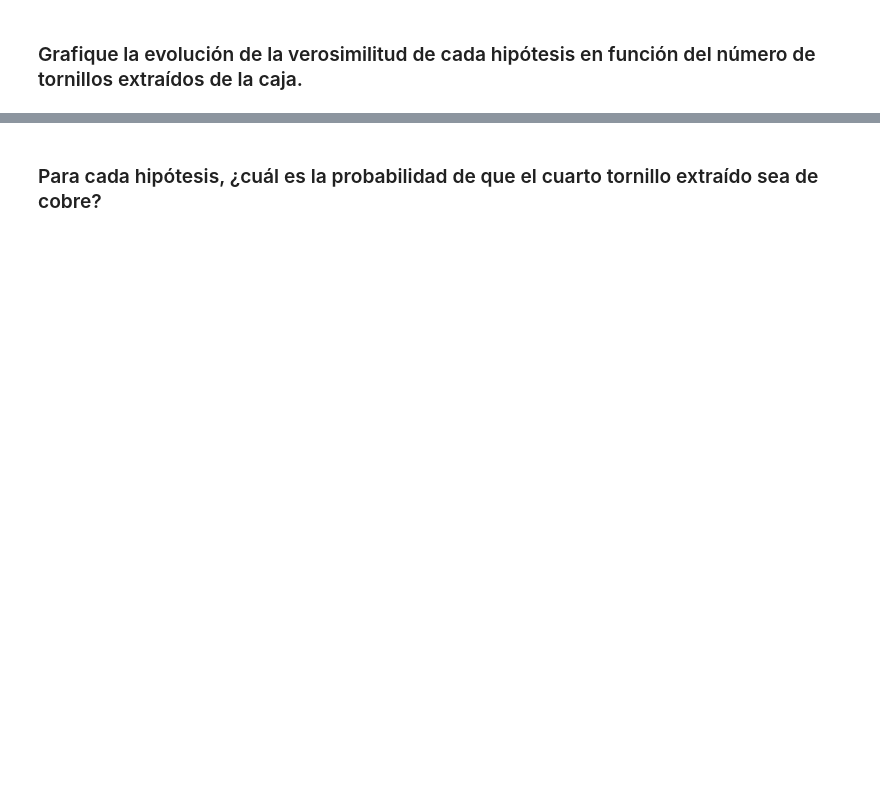
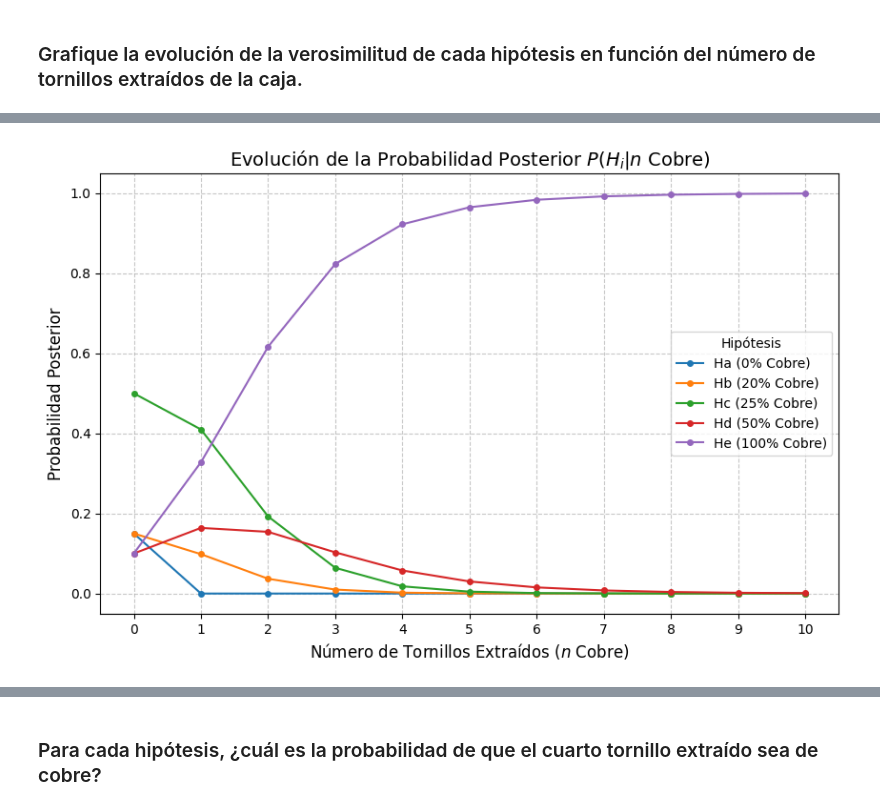
Before and after one commit to juanmeza989/IA-1-grupo-6, a Jupyter notebook: TP8/TP8.ipynb, the cells around one changed output, grey strips where cells are left out. Drawn from its saved outputs; the diff is of its cells as text; code cells hidden in the pictures; blank space fills up the shorter version.

```diff
--- a/TP8/TP8.ipynb
+++ b/TP8/TP8.ipynb
@@ -35,0 +167,84 @@ e: Todos los tornillos están recubiertos de cobre. 10 de cada 100 cajas se llen
+# %%
+
+import numpy as np
+import matplotlib.pyplot as plt
+
+# --- Datos del Problema ---
+
+# Probabilidades de Cobre P(Cobre | Hi) para cada hipótesis (a, b, c, d, e)
+p_cobre_condicional = {
+    'Ha (0% Cobre)': 0.00,
+    'Hb (20% Cobre)': 0.20,
+    'Hc (25% Cobre)': 0.25,
+    'Hd (50% Cobre)': 0.50,
+    'He (100% Cobre)': 1.00
+}
+
+# Probabilidades a Priori P(Hi)
+p_apriori = {
+    'Ha (0% Cobre)': 0.15,
+    'Hb (20% Cobre)': 0.15,
+    'Hc (25% Cobre)': 0.50,
+    'Hd (50% Cobre)': 0.10,
+    'He (100% Cobre)': 0.10
+}
+
+# Definir el rango de extracciones (n)
+max_extracciones = 10
+n_extracciones = np.arange(0, max_extracciones + 1) # De 0 (a priori) a 10
+
+# Inicializar un diccionario para almacenar las probabilidades posteriores P(Hi | n Cobre)
+p_posterior = {key: [] for key in p_cobre_condicional.keys()}
+
+
+# --- Cálculo de la Probabilidad Posterior ---
+
+for n in n_extracciones:
+    # 1. Calcular la Verosimilitud P(n Cobre | Hi)
+    verosimilitud = {
+        key: value**n for key, value in p_cobre_condicional.items()
+    }
+
+    # 2. Calcular la Probabilidad Conjunta P(n Cobre, Hi) = P(n Cobre | Hi) * P(Hi)
+    prob_conjunta = {
+        key: verosimilitud[key] * p_apriori[key] for key in p_cobre_condicional.keys()
+    }
+
+    # 3. Calcular la Probabilidad Marginal de los Datos P(n Cobre) (Denominador de Bayes)
+    prob_marginal = sum(prob_conjunta.values())
+
+    # Manejo de la división por cero si P(Datos) es 0 (solo ocurre si n>0 y todas las conjuntas son 0)
+    if prob_marginal == 0:
+        # En este caso, todas las posteriores son 0 (o la distribución inicial, si n=0)
+        prob_marginal = 1
+
+    # 4. Calcular la Probabilidad Posterior P(Hi | n Cobre)
+    for key in p_posterior.keys():
+        posterior_value = prob_conjunta[key] / prob_marginal
+        p_posterior[key].append(posterior_value)
+
+
+# --- Generación del Gráfico ---
+
+plt.figure(figsize=(10, 6))
+
+# Plotear cada curva de probabilidad posterior
+for key, values in p_posterior.items():
+    plt.plot(n_extracciones, values, marker='o', markersize=4, label=key)
+
+# Añadir títulos y etiquetas
+plt.title('Evolución de la Probabilidad Posterior $P(H_i | n \\text{ Cobre})$', fontsize=14)
+plt.xlabel('Número de Tornillos Extraídos ($n$ Cobre)', fontsize=12)
+plt.ylabel('Probabilidad Posterior', fontsize=12)
+plt.xticks(n_extracciones)
+plt.ylim(-0.05, 1.05)
+plt.grid(True, linestyle='--', alpha=0.7)
+plt.legend(title='Hipótesis', loc='center right')
+plt.show()
+
+# Imprimir las probabilidades posteriores finales (n=10) para confirmación
+print(f"\nProbabilidades Posteriores después de {max_extracciones} extracciones de Cobre:")
+for key, value in p_posterior.items():
+    print(f"{key}: {value[-1]:.8f}")
+# %% [output]
+[figure, added]
```
Also changed, not shown: parts of 6 cells of this notebook.
